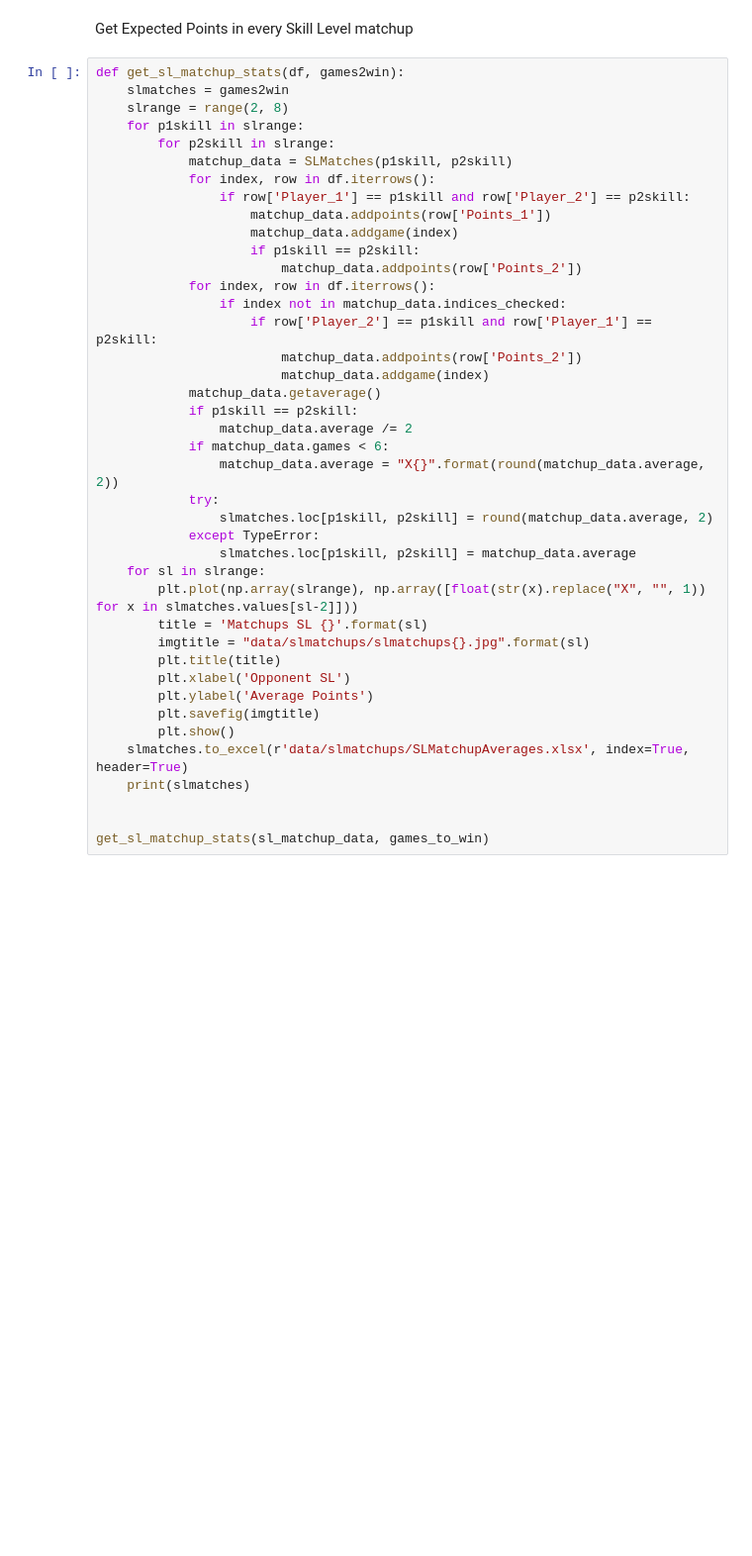
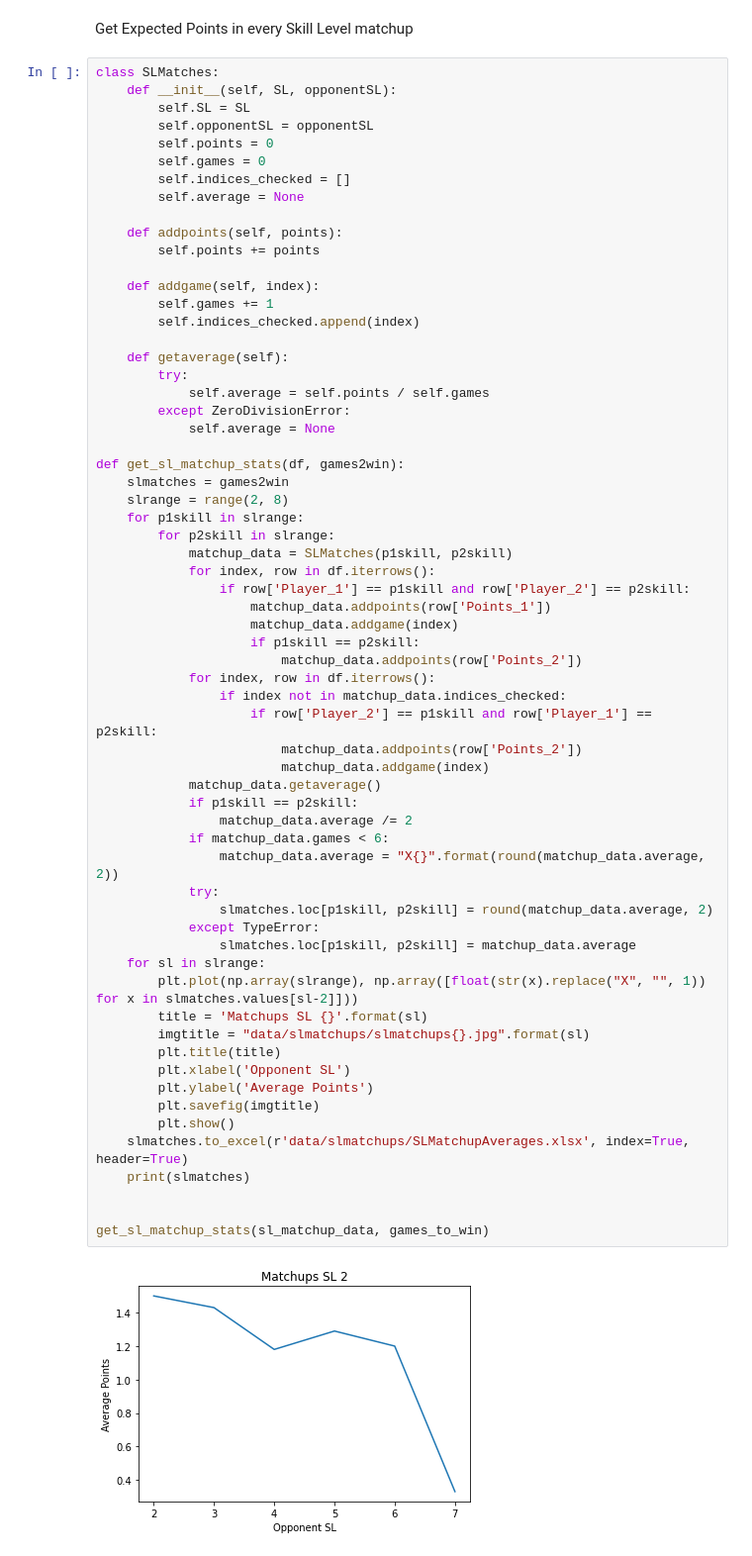
Before and after one commit to berryscottr/DSOnRampDeepLearningPrinciples, a Jupyter notebook: miniproject/miniproject_scorberr.ipynb, the cells around one changed output. Shown: that part at 99% size. Drawn from its saved outputs; the diff is of its cells as text; blank space fills up the shorter version.

Commit message:
proj init

```diff
--- a/miniproject/miniproject_scorberr.ipynb
+++ b/miniproject/miniproject_scorberr.ipynb
@@ -35,6 +33,28 @@ FileNotFoundError: [Errno 2] No such file or directory: 'data/gamesToWin.xlsx'
 # %% [markdown]
 Get Expected Points in every Skill Level matchup
 # %%
+class SLMatches:
+    def __init__(self, SL, opponentSL):
+        self.SL = SL
+        self.opponentSL = opponentSL
+        self.points = 0
+        self.games = 0
+        self.indices_checked = []
+        self.average = None
+
+    def addpoints(self, points):
+        self.points += points
+
+    def addgame(self, index):
+        self.games += 1
+        self.indices_checked.append(index)
+
+    def getaverage(self):
+        try:
+            self.average = self.points / self.games
+        except ZeroDivisionError:
+            self.average = None
+
 def get_sl_matchup_stats(df, games2win):
     slmatches = games2win
     slrange = range(2, 8)
@@ -48,30 +68,32 @@ def get_sl_matchup_stats(df, games2win):
                     if p1skill == p2skill:
                         matchup_data.addpoints(row['Points_2'])
             for index, row in df.iterrows():
                 if index not in matchup_data.indices_checked:
                     if row['Player_2'] == p1skill and row['Player_1'] == p2skill:
                         matchup_data.addpoints(row['Points_2'])
                         matchup_data.addgame(index)
             matchup_data.getaverage()
             if p1skill == p2skill:
                 matchup_data.average /= 2
             if matchup_data.games < 6:
                 matchup_data.average = "X{}".format(round(matchup_data.average, 2))
             try:
                 slmatches.loc[p1skill, p2skill] = round(matchup_data.average, 2)
             except TypeError:
                 slmatches.loc[p1skill, p2skill] = matchup_data.average
     for sl in slrange:
         plt.plot(np.array(slrange), np.array([float(str(x).replace("X", "", 1)) for x in slmatches.values[sl-2]]))
         title = 'Matchups SL {}'.format(sl)
         imgtitle = "data/slmatchups/slmatchups{}.jpg".format(sl)
         plt.title(title)
         plt.xlabel('Opponent SL')
         plt.ylabel('Average Points')
         plt.savefig(imgtitle)
         plt.show()
     slmatches.to_excel(r'data/slmatchups/SLMatchupAverages.xlsx', index=True, header=True)
     print(slmatches)
 
 
 get_sl_matchup_stats(sl_matchup_data, games_to_win)
+# %% [output]
+[figure, added]
```
Also changed, not shown: parts of 2 cells of this notebook.
